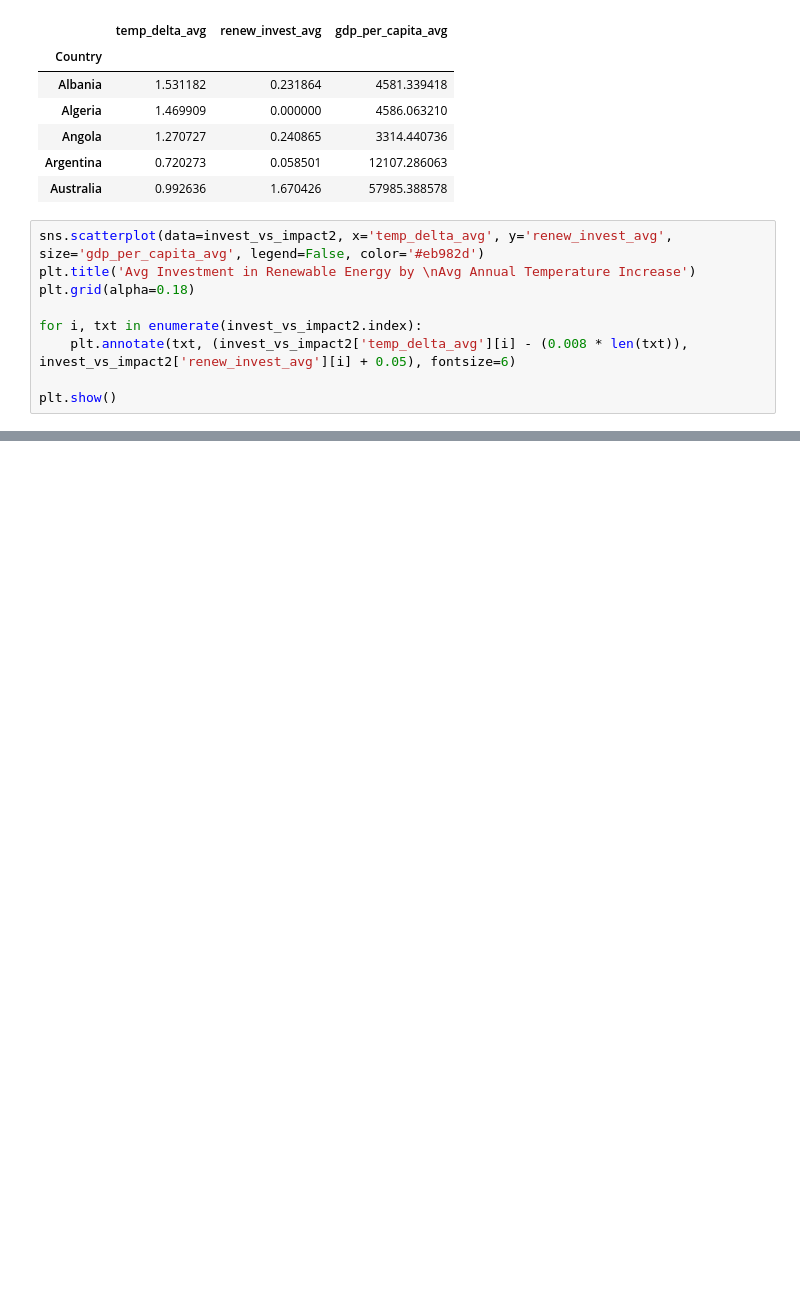
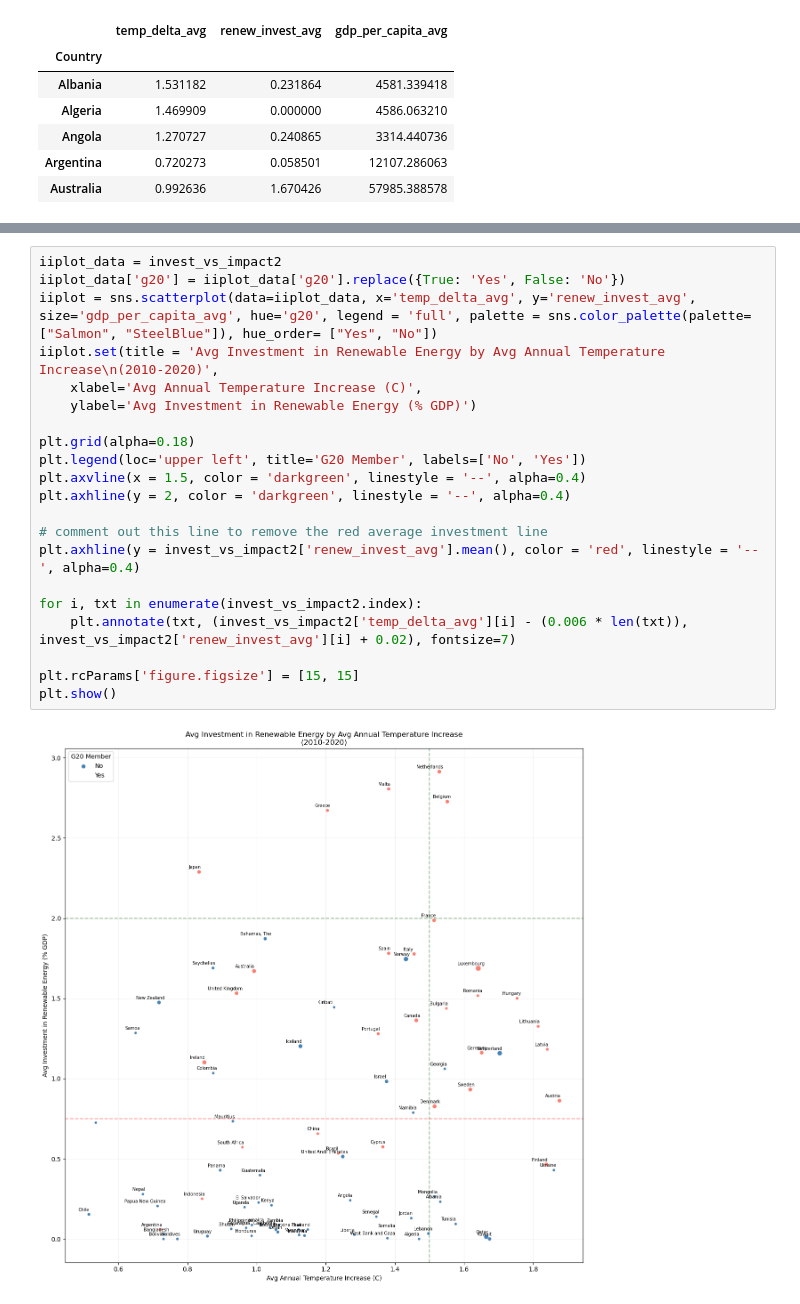
Before and after one commit to simonabors/worlddataviz, a Jupyter notebook: What_just_happened_viz.ipynb, the cells around one changed output, grey strips where cells are left out. Cells and saved outputs as stored; diff of their text form; blank space fills up the shorter version.

Commit message:
added g20 data, target investment/temp lines

```diff
--- a/What_just_happened_viz.ipynb
+++ b/What_just_happened_viz.ipynb
@@ -382,12 +383,3 @@ invest_vs_impact2.head(5)
 | Angola | 1.270727 | 0.240865 | 3314.440736 |
 | Argentina | 0.720273 | 0.058501 | 12107.286063 |
 | Australia | 0.992636 | 1.670426 | 57985.388578 |
-# %%
-sns.scatterplot(data=invest_vs_impact2, x='temp_delta_avg', y='renew_invest_avg', size='gdp_per_capita_avg', legend=False, color='#eb982d')
-plt.title('Avg Investment in Renewable Energy by \nAvg Annual Temperature Increase')
-plt.grid(alpha=0.18)
-
-for i, txt in enumerate(invest_vs_impact2.index):
-    plt.annotate(txt, (invest_vs_impact2['temp_delta_avg'][i] - (0.008 * len(txt)), invest_vs_impact2['renew_invest_avg'][i] + 0.05), fontsize=6)
-
-plt.show()
@@ -395,0 +420,23 @@ plt.show()
+# %%
+iiplot_data = invest_vs_impact2
+iiplot_data['g20'] = iiplot_data['g20'].replace({True: 'Yes', False: 'No'})
+iiplot = sns.scatterplot(data=iiplot_data, x='temp_delta_avg', y='renew_invest_avg', size='gdp_per_capita_avg', hue='g20', legend = 'full', palette = sns.color_palette(palette= ["Salmon", "SteelBlue"]), hue_order= ["Yes", "No"])
+iiplot.set(title = 'Avg Investment in Renewable Energy by Avg Annual Temperature Increase\n(2010-2020)',
+    xlabel='Avg Annual Temperature Increase (C)',
+    ylabel='Avg Investment in Renewable Energy (% GDP)')
+
+plt.grid(alpha=0.18)
+plt.legend(loc='upper left', title='G20 Member', labels=['No', 'Yes'])
+plt.axvline(x = 1.5, color = 'darkgreen', linestyle = '--', alpha=0.4)
+plt.axhline(y = 2, color = 'darkgreen', linestyle = '--', alpha=0.4)
+
+# comment out this line to remove the red average investment line
+plt.axhline(y = invest_vs_impact2['renew_invest_avg'].mean(), color = 'red', linestyle = '--', alpha=0.4)
+
+for i, txt in enumerate(invest_vs_impact2.index):
+    plt.annotate(txt, (invest_vs_impact2['temp_delta_avg'][i] - (0.006 * len(txt)), invest_vs_impact2['renew_invest_avg'][i] + 0.02), fontsize=7)
+
+plt.rcParams['figure.figsize'] = [15, 15]
+plt.show()
+# %% [output]
+[figure, added]
```
Also changed, not shown: parts of 5 cells of this notebook.
